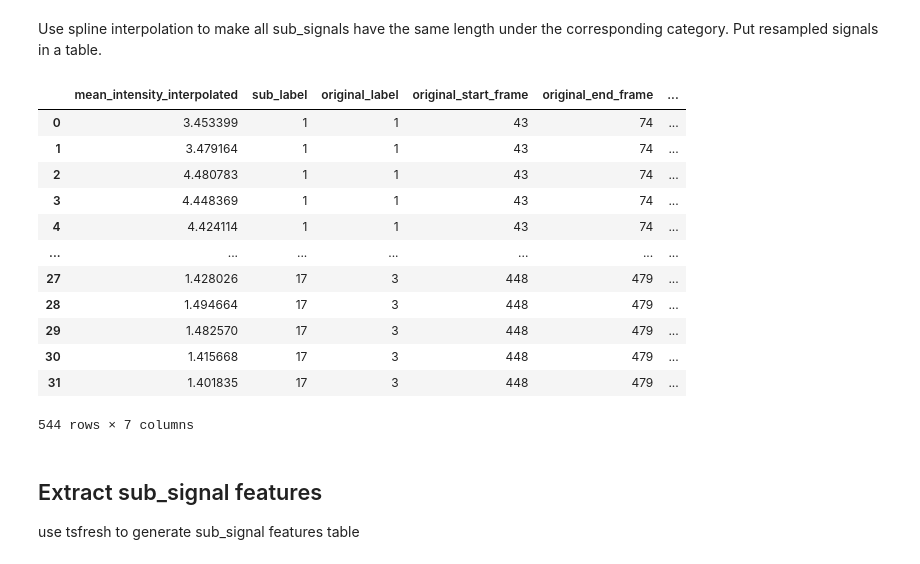
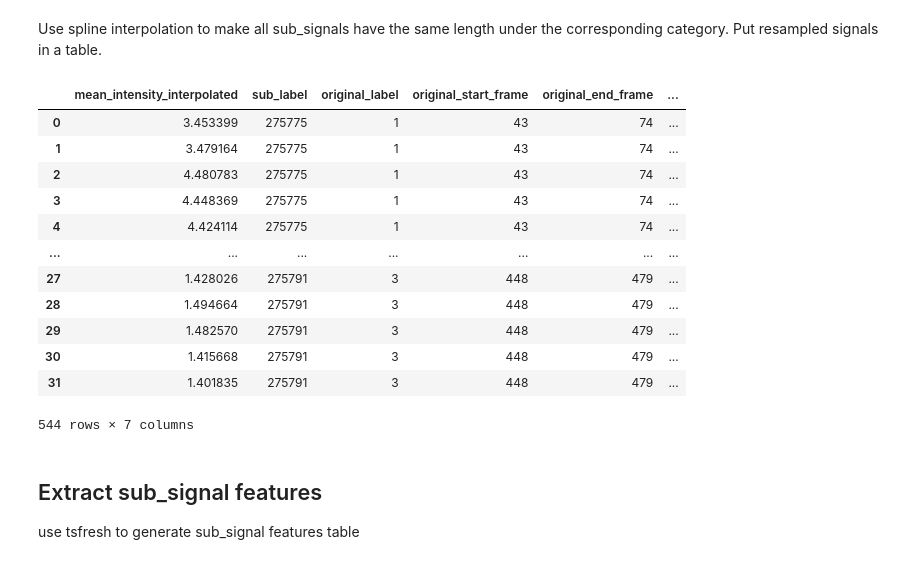
Before and after one commit to zoccoler/napari-signal-classifier, a Jupyter notebook: notebooks/WIP_sub_signal_classification_step_by_step.ipynb, the cells around one changed output. Drawn from its saved outputs; the diff is of its cells as text; code cells hidden in the pictures.

```diff
--- a/notebooks/WIP_sub_signal_classification_step_by_step.ipynb
+++ b/notebooks/WIP_sub_signal_classification_step_by_step.ipynb
@@ -550,30 +547,30 @@ Put resampled signals in a table.
 # %%
 table_training_resampled = pd.DataFrame([])
 for i, sub_signal in enumerate(sub_signal_collection_train.sub_signals):
     sub_table = pd.DataFrame(sub_signal.interpolate_samples(n_samples), columns=['mean_intensity_interpolated'])
     # sub_table = pd.DataFrame(interpolate_samples(sub_signal.data, sub_signal_collection.max_length_per_category[sub_signal.category]), columns=['mean_intensity_interpolated'])
-    sub_table['sub_label'] = i + 1
+    sub_table['sub_label'] = sub_signal.id# i + 1
     sub_table['original_label'] = sub_signal.label
     sub_table['original_start_frame'] = sub_signal.start_frame
     sub_table['original_end_frame'] = sub_signal.end_frame
     sub_table['frame_resampled'] = np.linspace(sub_signal.start_frame, sub_signal.end_frame, n_samples)
     sub_table['category'] = sub_signal.category
 
     table_training_resampled = pd.concat([table_training_resampled, sub_table], axis=0)
 table_training_resampled
 # %% [output]
 |  | mean_intensity_interpolated | sub_label | original_label | original_start_frame | original_end_frame | ... |
-| 0 | 3.453399 | 1 | 1 | 43 | 74 | ... |
-| 1 | 3.479164 | 1 | 1 | 43 | 74 | ... |
-| 2 | 4.480783 | 1 | 1 | 43 | 74 | ... |
-| 3 | 4.448369 | 1 | 1 | 43 | 74 | ... |
-| 4 | 4.424114 | 1 | 1 | 43 | 74 | ... |
+| 0 | 3.453399 | 275775 | 1 | 43 | 74 | ... |
+| 1 | 3.479164 | 275775 | 1 | 43 | 74 | ... |
+| 2 | 4.480783 | 275775 | 1 | 43 | 74 | ... |
+| 3 | 4.448369 | 275775 | 1 | 43 | 74 | ... |
+| 4 | 4.424114 | 275775 | 1 | 43 | 74 | ... |
 | ... | ... | ... | ... | ... | ... | ... |
-| 27 | 1.428026 | 17 | 3 | 448 | 479 | ... |
-| 28 | 1.494664 | 17 | 3 | 448 | 479 | ... |
-| 29 | 1.482570 | 17 | 3 | 448 | 479 | ... |
-| 30 | 1.415668 | 17 | 3 | 448 | 479 | ... |
-| 31 | 1.401835 | 17 | 3 | 448 | 479 | ... |
+| 27 | 1.428026 | 275791 | 3 | 448 | 479 | ... |
+| 28 | 1.494664 | 275791 | 3 | 448 | 479 | ... |
+| 29 | 1.482570 | 275791 | 3 | 448 | 479 | ... |
+| 30 | 1.415668 | 275791 | 3 | 448 | 479 | ... |
+| 31 | 1.401835 | 275791 | 3 | 448 | 479 | ... |
 544 rows × 7 columns
 # %% [markdown]
 ## Extract sub_signal features
```
Also changed, not shown: parts of 67 cells of this notebook.
